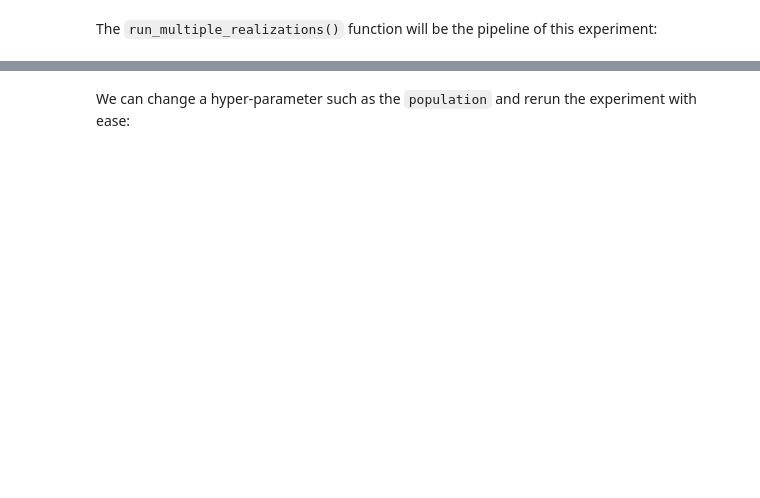
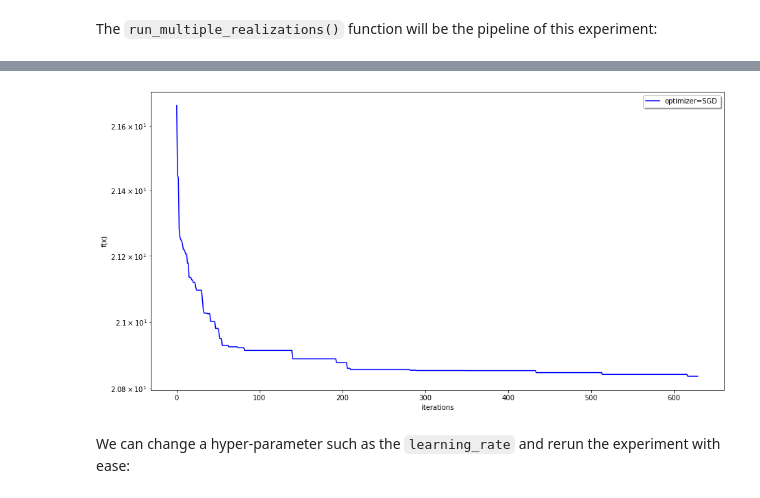
Before and after one commit to bessagroup/f3dasm, a Jupyter notebook: notebooks/tutorials/practical_session_solutions.ipynb, the cells around one changed output, grey strips where cells are left out. Drawn from its saved outputs; the diff is of its cells as text; code cells hidden in the pictures; blank space fills up the shorter version.

```diff
--- a/notebooks/tutorials/practical_session_solutions.ipynb
+++ b/notebooks/tutorials/practical_session_solutions.ipynb
@@ -204,7 +267,7 @@ Optimizers can be found in the submodule `f3dasm.optimization` and are ported fr
 
 We will use the CMAES optimizer to find the minimum. We can find an implementation in the `f3dasm.optimization` module:
 # %%
-optimizer = f3dasm.optimization.CMAES(data=samples_lhs)
+optimizer = f3dasm.optimization.CMAES(data=copy.copy(samples_lhs))
 # %% [markdown]
 By calling the `iterate()` method and specifying the function and the number of iterations, we will start the optimization process:
 # %%
@@ -253,3 +303,0 @@ assert pd.testing.assert_frame_equal(adam_data.data, f3dasm.read_pickle('exercis
-# %%
-d = f3dasm.read_pickle('exercise_adam_data')
-adam_data.data
@@ -302,12 +369,9 @@ def calc_mean_std(results):
     return mean_y, std_y
 # %%
 def create_axis(results: f3dasm.OptimizationResult, ax):
-    mean_y, std_y = calc_mean_std(results.data)
+    mean_y, _ = calc_mean_std(results.data)
 
     ax.plot(mean_y, label=f"optimizer={results.optimizer}")
-
-    #ax.fill_between(np.arange(len(mean_y)), mean_y-1.96*std_y, mean_y+1.96*std_y, alpha=.1)
-
     return ax
 # %%
 def plot_results(results: f3dasm.OptimizationResult):
@@ -318,8 +382,8 @@ def plot_results(results: f3dasm.OptimizationResult):
     ax.set_yscale('log')
     ax.set_prop_cycle(cc)
 
-    for index, res in enumerate([results]):
+    for _, res in enumerate([results]):
         ax = create_axis(res, ax)
 
-    leg = ax.legend(loc='upper right', ncol=3, fancybox=True, shadow=True) #bbox_to_anchor=(0.5, 1.05)
+    ax.legend(loc='upper right', ncol=3, fancybox=True, shadow=True)
     return fig, ax
@@ -328,3 +390,7 @@ plot_results(results)
+# %%
+fig, ax = plot_results(results)
+# %% [output]
+[figure, added]
 # %% [markdown]
-We can change a hyper-parameter such as the `population` and rerun the experiment with ease:
+We can change a hyper-parameter such as the `learning_rate` and rerun the experiment with ease:
 # %%
```
Also changed, not shown: parts of 36 cells of this notebook.
